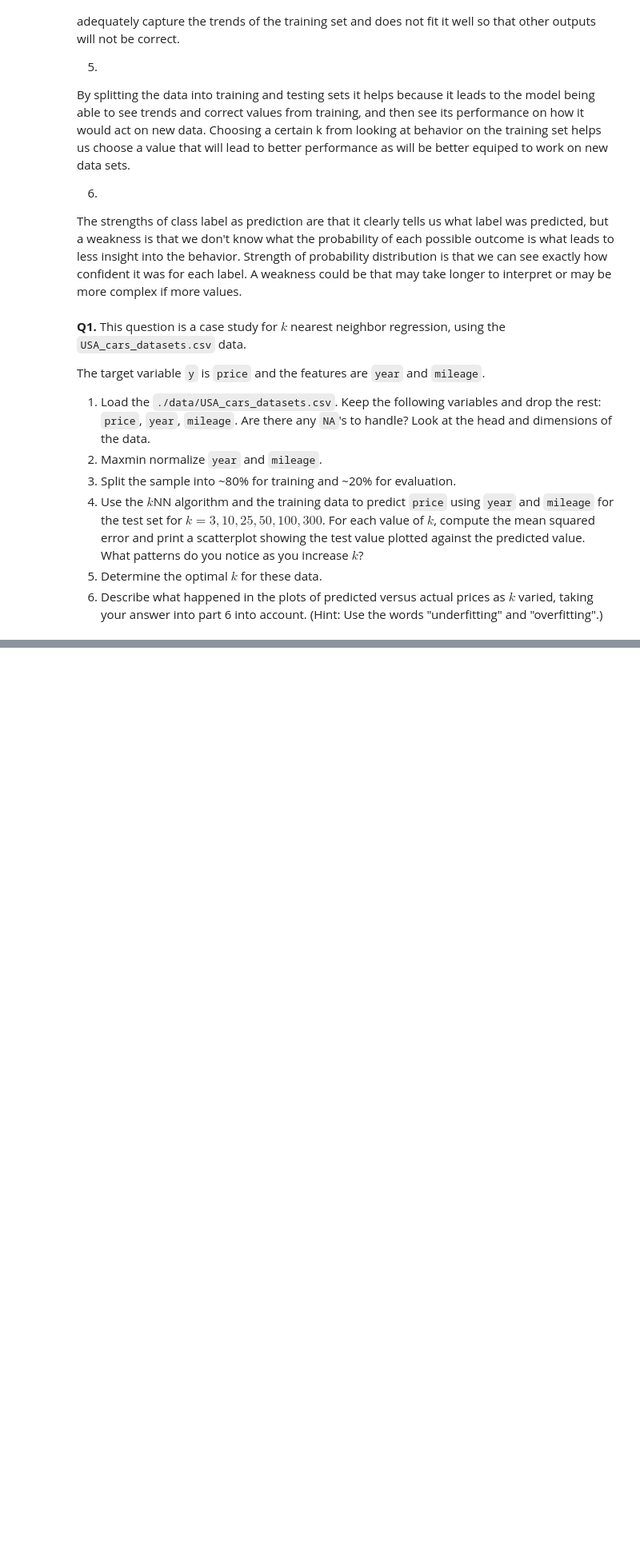
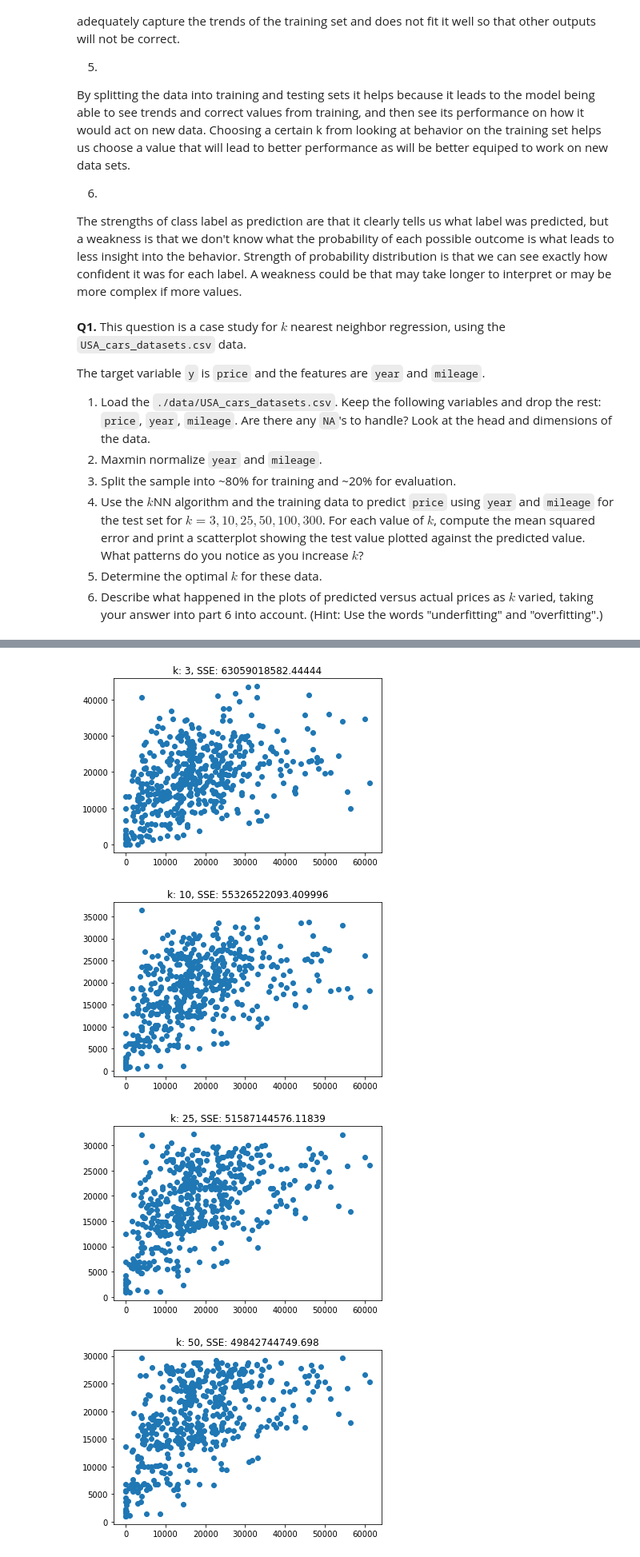
Before and after one commit to chc3fa/knn, a Jupyter notebook: assignment_knn.ipynb, the cells around one changed output, grey strips where cells are left out. Shown at 80% size. Cells and saved outputs as stored; diff of their text form; code cells hidden in the pictures; blank space fills up the shorter version.

```diff
--- a/assignment_knn.ipynb
+++ b/assignment_knn.ipynb
@@ -41,3 +41,14 @@ The target variable `y` is `price` and the features are `year` and `mileage`.
 4. Use the $k$NN algorithm and the training data to predict `price` using `year` and `mileage` for the test set for $k=3,10,25,50,100,300$. For each value of $k$, compute the mean squared error and print a scatterplot showing the test value plotted against the predicted value. What patterns do you notice as you increase $k$?
 5. Determine the optimal $k$ for these data.
 6. Describe what happened in the plots of predicted versus actual prices as $k$ varied, taking your answer into part 6 into account. (Hint: Use the words "underfitting" and "overfitting".)
+# %%
+
+#1
+import pandas as pd
+data = pd.read_csv("./data/USA_cars_datasets.csv")
+data.head
+data = data.loc[:,['price','year','mileage'] ]
+print(data.head())
+print(data.shape)
+#There weren't any Na values
+print(data.describe())
@@ -43,0 +72,37 @@ The target variable `y` is `price` and the features are `year` and `mileage`.
+# %%
+#2
+def Maxmin(var):
+    normalized_var = (var - min(var)) / (max(var) - min(var))
+    return normalized_var
+
+data['year'] = Maxmin(data['year'])
+data['mileage'] = Maxmin(data['mileage'])
+# %%
+#3
+from sklearn.model_selection import train_test_split
+y = data['price']
+X = data.drop('price',axis=1) #drops the entire price column
+X_train, X_test, y_train, y_test = train_test_split(X,y,test_size=.2,random_state=100) #20% split for test set and setting random state makes sure is same everytime code is run
+# %%
+#4
+from sklearn.neighbors import KNeighborsRegressor
+import matplotlib.pyplot as plt
+import numpy as np
+
+for k in [3,10,25,50,100,300]:
+    model = KNeighborsRegressor(n_neighbors=k)
+    model.fit(X_train,y_train)
+    y_hat = model.predict(X_test)
+    SSE = np.sum( (y_test - y_hat) ** 2 ) #compute mean squared error (SSE - sum squared error)
+    plot, axes = plt.subplots()
+    plt.scatter(y_test, y_hat)
+    plt.title('k: '+str(k) +', SSE: '+str(SSE))
+    plt.show()
+
+#As k increases, I notice the pattern that there are less number of predicted values (as y-axis has a lower max), there is
+# also more distance in groupings and standard error decreases until k is a large value of 300 where it goes up
+# %% [output]
+[figure, added]
+[figure, added]
+[figure, added]
+[figure, added]
```
Also changed, not shown: parts of 4 cells of this notebook.
